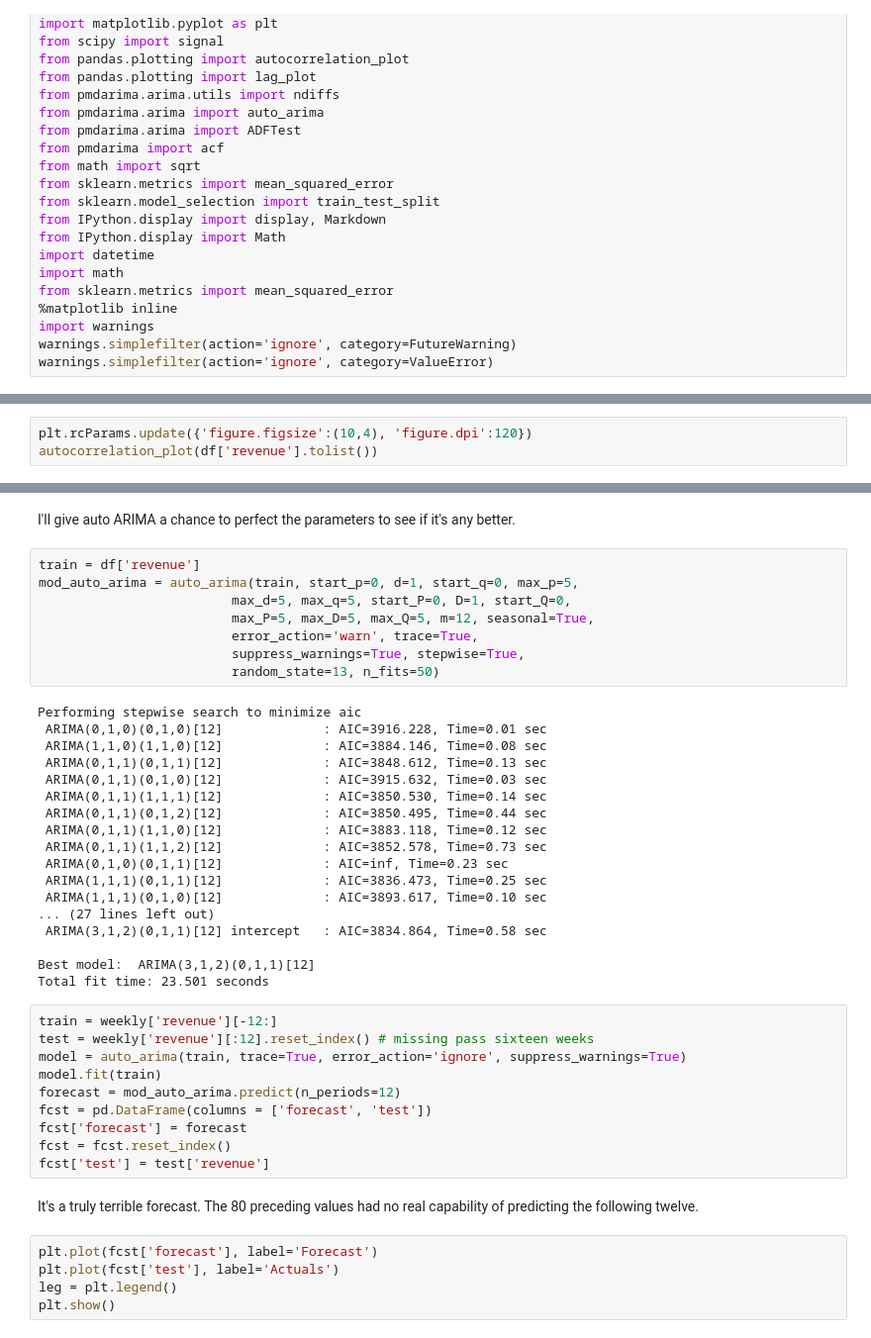
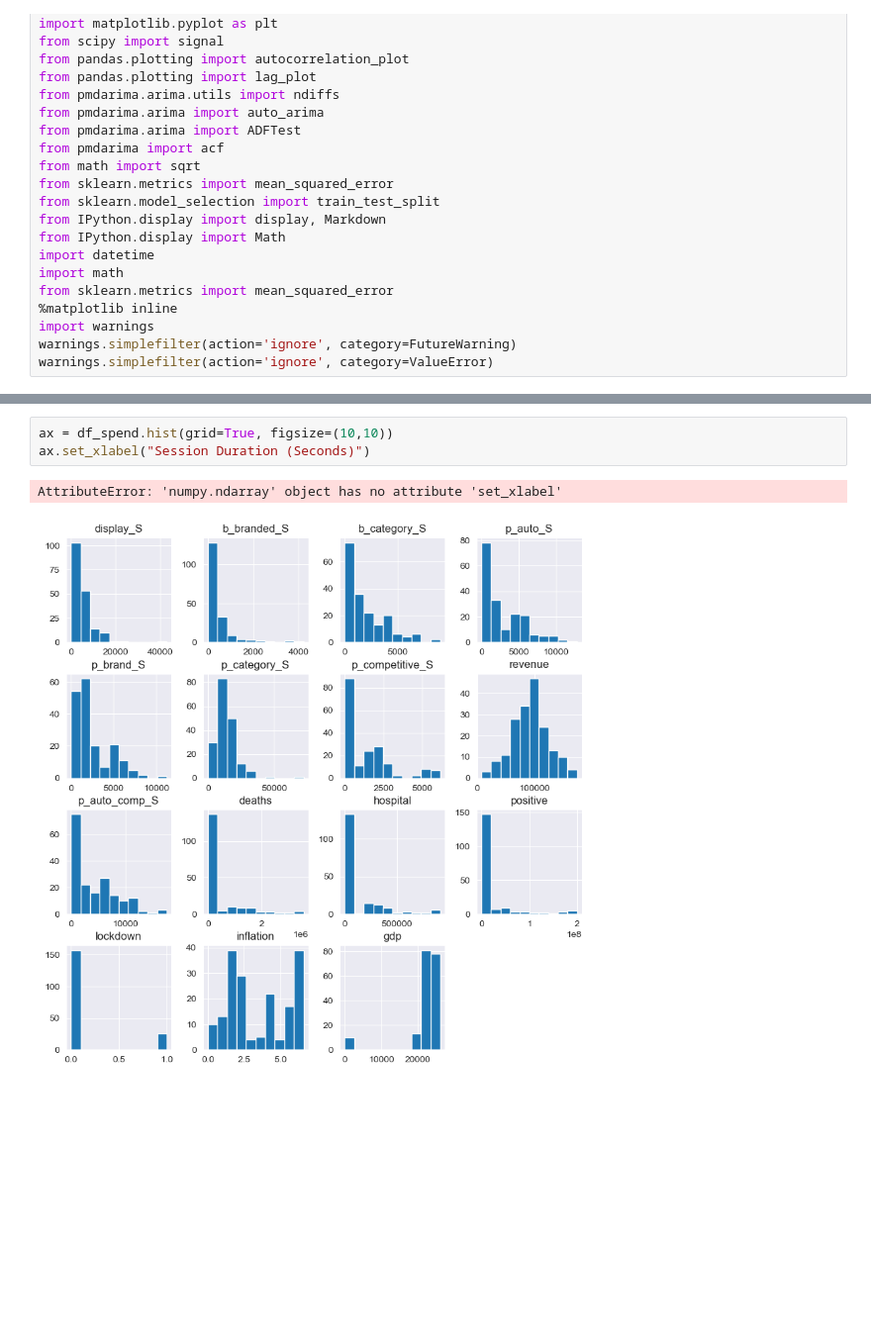
Before and after one commit to NA-Git/Bayesian_Methods, a Jupyter notebook: attribution/TimeSeries/TS_EDA.ipynb, the cells around one changed output, grey strips where cells are left out. Shown at 99% size. Saved outputs shown, nothing was run; the diff lists cells and outputs as text; blank space fills up the shorter version.

```diff
--- a/attribution/TimeSeries/TS_EDA.ipynb
+++ b/attribution/TimeSeries/TS_EDA.ipynb
@@ -213,3 +156,0 @@ THe Q-Q plots show that ARIMA is fitting very poorly here. The following autocor
-# %%
-plt.rcParams.update({'figure.figsize':(10,4), 'figure.dpi':120})
-autocorrelation_plot(df['revenue'].tolist())
@@ -219,45 +157,6 @@ autocorrelation_plot(df['revenue'].tolist())
-# %% [markdown]
-I'll give auto ARIMA a chance to perfect the parameters to see if it's any better.
-# %%
-train = df['revenue']
-mod_auto_arima = auto_arima(train, start_p=0, d=1, start_q=0, max_p=5,
-                         max_d=5, max_q=5, start_P=0, D=1, start_Q=0,
-                         max_P=5, max_D=5, max_Q=5, m=12, seasonal=True,
-                         error_action='warn', trace=True,
-                         suppress_warnings=True, stepwise=True,
-                         random_state=13, n_fits=50)
-# %% [output]
-Performing stepwise search to minimize aic
- ARIMA(0,1,0)(0,1,0)[12]             : AIC=3916.228, Time=0.01 sec
- ARIMA(1,1,0)(1,1,0)[12]             : AIC=3884.146, Time=0.08 sec
- ARIMA(0,1,1)(0,1,1)[12]             : AIC=3848.612, Time=0.13 sec
- ARIMA(0,1,1)(0,1,0)[12]             : AIC=3915.632, Time=0.03 sec
- ARIMA(0,1,1)(1,1,1)[12]             : AIC=3850.530, Time=0.14 sec
- ARIMA(0,1,1)(0,1,2)[12]             : AIC=3850.495, Time=0.44 sec
- ARIMA(0,1,1)(1,1,0)[12]             : AIC=3883.118, Time=0.12 sec
- ARIMA(0,1,1)(1,1,2)[12]             : AIC=3852.578, Time=0.73 sec
- ARIMA(0,1,0)(0,1,1)[12]             : AIC=inf, Time=0.23 sec
- ARIMA(1,1,1)(0,1,1)[12]             : AIC=3836.473, Time=0.25 sec
- ARIMA(1,1,1)(0,1,0)[12]             : AIC=3893.617, Time=0.10 sec
-... (27 lines left out)
- ARIMA(3,1,2)(0,1,1)[12] intercept   : AIC=3834.864, Time=0.58 sec
-
-Best model:  ARIMA(3,1,2)(0,1,1)[12]
-Total fit time: 23.501 seconds
-# %%
-train = weekly['revenue'][-12:]
-test = weekly['revenue'][:12].reset_index() # missing pass sixteen weeks
-model = auto_arima(train, trace=True, error_action='ignore', suppress_warnings=True)
-model.fit(train)
-forecast = mod_auto_arima.predict(n_periods=12)
-fcst = pd.DataFrame(columns = ['forecast', 'test'])
-fcst['forecast'] = forecast
-fcst = fcst.reset_index()
-fcst['test'] = test['revenue']
-# %% [markdown]
-It's a truly terrible forecast. The 80 preceding values had no real capability of predicting the following twelve.
-# %%
-plt.plot(fcst['forecast'], label='Forecast')
-plt.plot(fcst['test'], label='Actuals')
-leg = plt.legend()
-plt.show()
+# %%
+ax = df_spend.hist(grid=True, figsize=(10,10))
+ax.set_xlabel("Session Duration (Seconds)")
+# %% [output]
+AttributeError: 'numpy.ndarray' object has no attribute 'set_xlabel'
+[figure, added]
```
Also changed, not shown: parts of 31 cells of this notebook.
